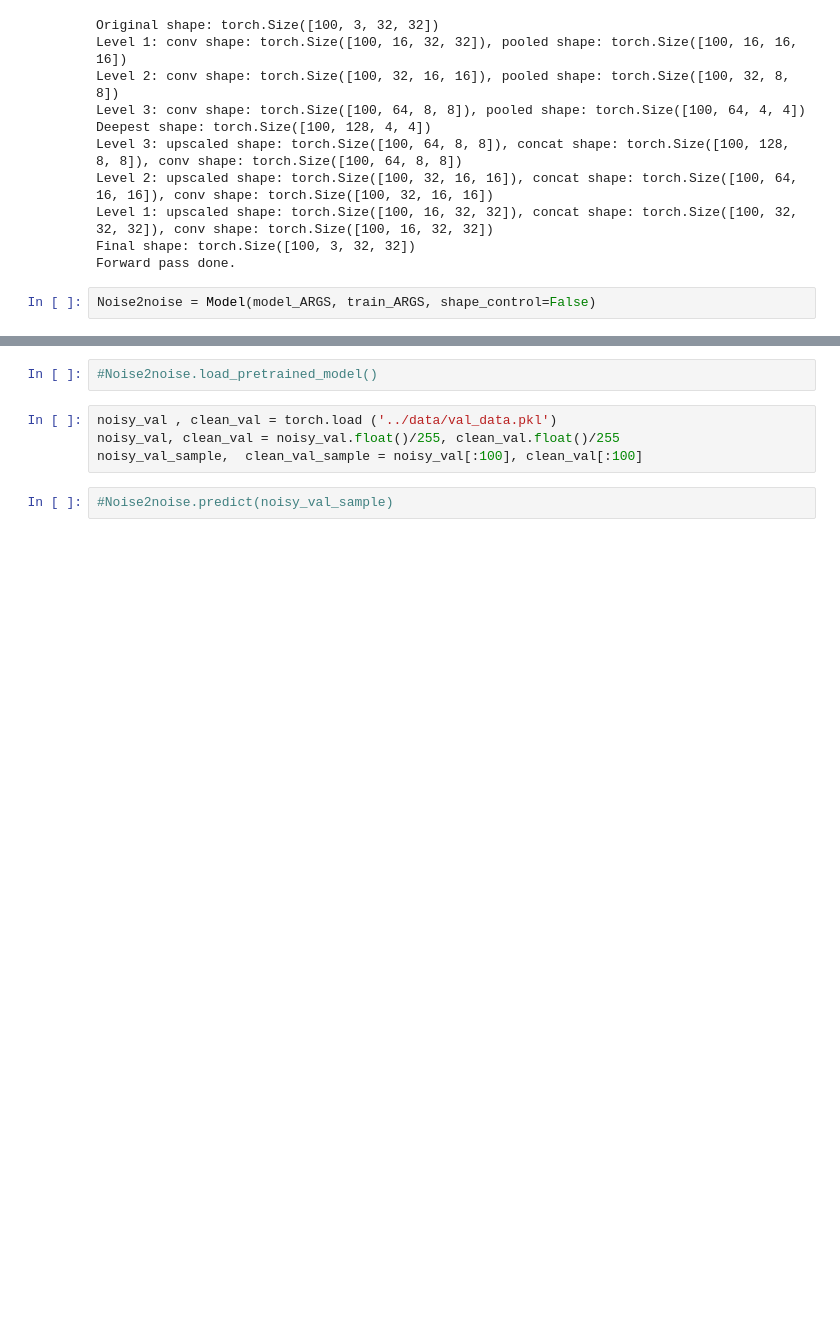
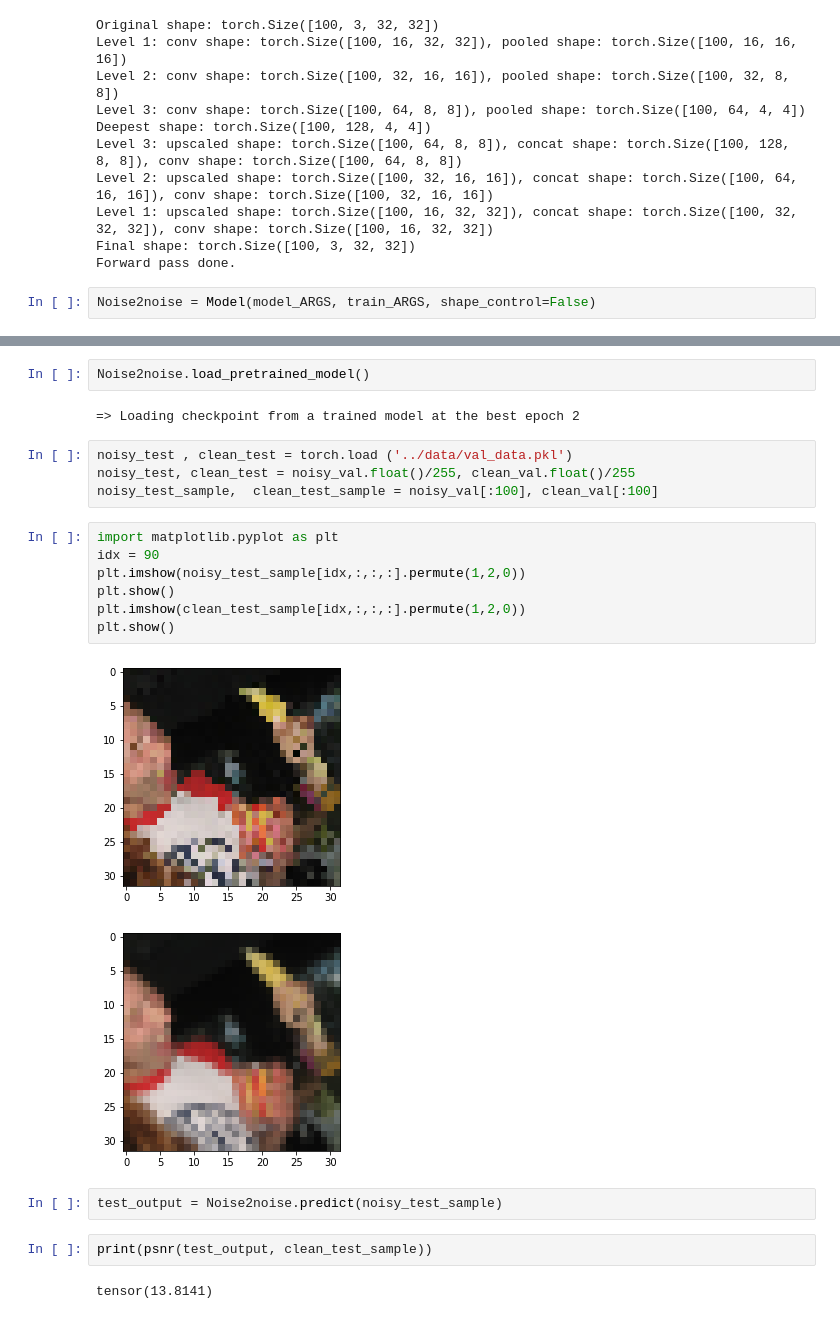
Before and after one commit to ghaeflig/Deep-learning-project, a Jupyter notebook: Miniproject_1/test_model.ipynb, the cells around one changed output, grey strips where cells are left out. Cells and saved outputs as stored; diff of their text form; blank space fills up the shorter version.

Commit message:
.eval() + data aug

```diff
--- a/Miniproject_1/test_model.ipynb
+++ b/Miniproject_1/test_model.ipynb
@@ -80,8 +90,24 @@ Epoch [5/5], Train loss: 0.0303
-# %%
-#Noise2noise.load_pretrained_model()
+# %%
+Noise2noise.load_pretrained_model()
+# %% [output]
+=> Loading checkpoint from a trained model at the best epoch 2
 # %%
-noisy_val , clean_val = torch.load ('../data/val_data.pkl')
-noisy_val, clean_val = noisy_val.float()/255, clean_val.float()/255
-noisy_val_sample,  clean_val_sample = noisy_val[:100], clean_val[:100]
+noisy_test , clean_test = torch.load ('../data/val_data.pkl')
+noisy_test, clean_test = noisy_val.float()/255, clean_val.float()/255
+noisy_test_sample,  clean_test_sample = noisy_val[:100], clean_val[:100]
+# %%
+import matplotlib.pyplot as plt
+idx = 90
+plt.imshow(noisy_test_sample[idx,:,:,:].permute(1,2,0))
+plt.show()
+plt.imshow(clean_test_sample[idx,:,:,:].permute(1,2,0))
+plt.show()
+# %% [output]
+[figure, added]
+[figure, added]
 # %%
-#Noise2noise.predict(noisy_val_sample)
+test_output = Noise2noise.predict(noisy_test_sample)
+# %%
+print(psnr(test_output, clean_test_sample))
+# %% [output]
+tensor(13.8141)
```
Also changed, not shown: parts of 3 cells of this notebook, 1 other file.
